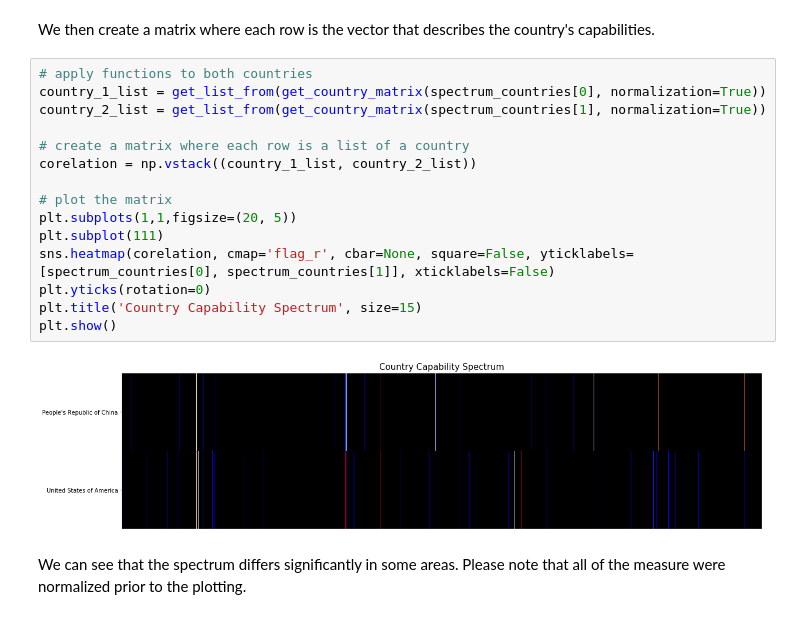
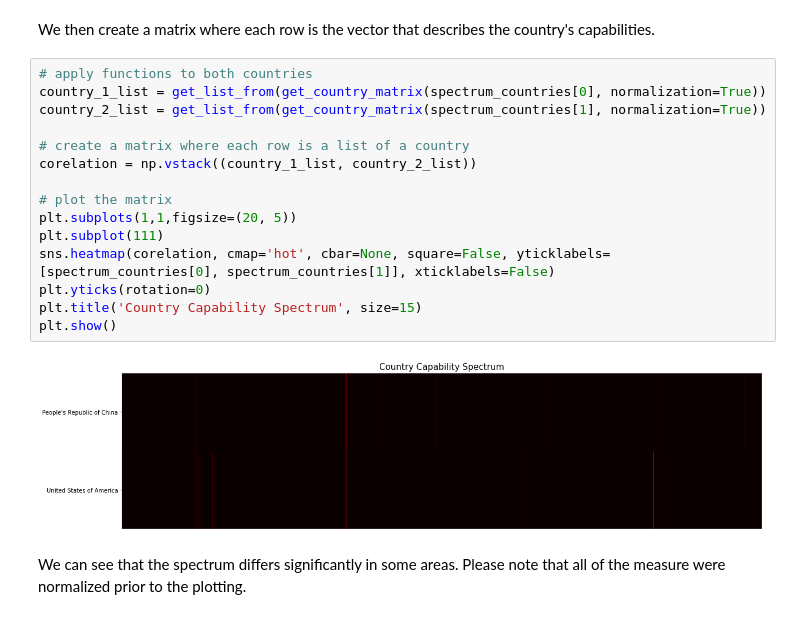
Before and after one commit to duarteocarmo/technological_capabilities, a Jupyter notebook: notebooks/2_1_Capability Correlations_Countries.ipynb, the cells around one changed output. Saved outputs shown, nothing was run; the diff lists cells and outputs as text.

```diff
--- a/notebooks/2_1_Capability Correlations_Countries.ipynb
+++ b/notebooks/2_1_Capability Correlations_Countries.ipynb
@@ -359,20 +360,20 @@ We then create a matrix where each row is the vector that describes the country'
 # %%
 # apply functions to both countries
 country_1_list = get_list_from(get_country_matrix(spectrum_countries[0], normalization=True))
 country_2_list = get_list_from(get_country_matrix(spectrum_countries[1], normalization=True))
 
 # create a matrix where each row is a list of a country
 corelation = np.vstack((country_1_list, country_2_list))
 
 # plot the matrix
 plt.subplots(1,1,figsize=(20, 5))
 plt.subplot(111)
-sns.heatmap(corelation, cmap='flag_r', cbar=None, square=False, yticklabels=[spectrum_countries[0], spectrum_countries[1]], xticklabels=False)
+sns.heatmap(corelation, cmap='hot', cbar=None, square=False, yticklabels=[spectrum_countries[0], spectrum_countries[1]], xticklabels=False)
 plt.yticks(rotation=0)
 plt.title('Country Capability Spectrum', size=15)
 plt.show()
 # %% [output]
-[figure, old version]
+[figure, new version]
 # %% [markdown]
 We can see that the spectrum differs significantly in some areas. Please note that all of the measure were normalized prior to the plotting.
 # %% [markdown]
```
Also changed, not shown: parts of 23 cells of this notebook.
